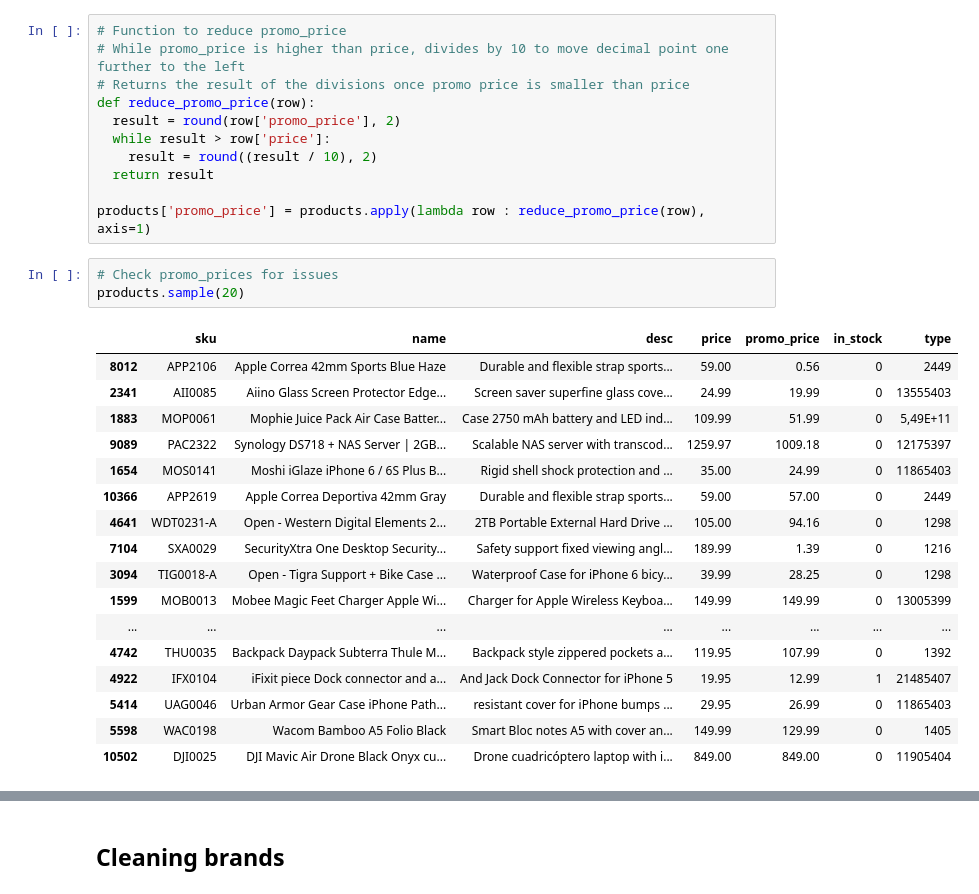
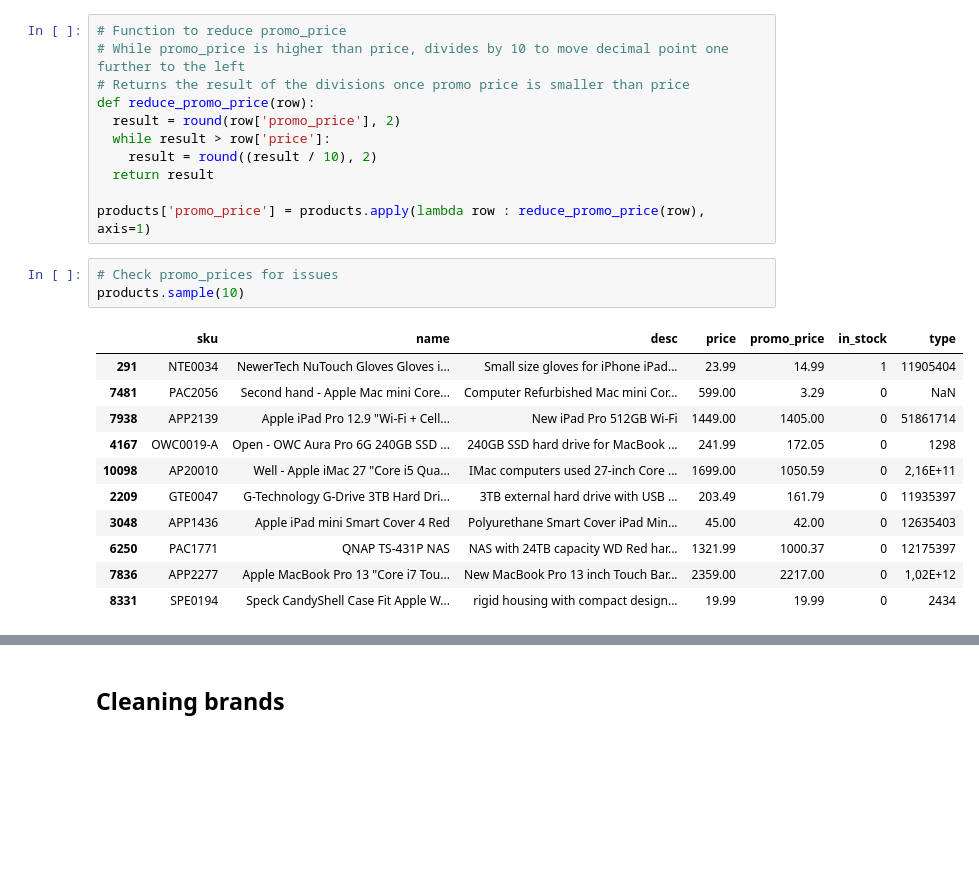
Before and after one commit to tobiasaurer/python-eniac-dataprocessing, a Jupyter notebook: project_eniac_discounts.ipynb, the cells around one changed output, grey strips where cells are left out. Cells and saved outputs as stored; diff of their text form; blank space fills up the shorter version.

```diff
--- a/project_eniac_discounts.ipynb
+++ b/project_eniac_discounts.ipynb
@@ -275,22 +274,16 @@ def reduce_promo_price(row):
 products['promo_price'] = products.apply(lambda row : reduce_promo_price(row), axis=1)
 # %%
 # Check promo_prices for issues
-products.sample(20)
+products.sample(10)
 # %% [output]
 |  | sku | name | desc | price | promo_price | in_stock | type |
-| 8012 | APP2106 | Apple Correa 42mm Sports Blue Haze | Durable and flexible strap sports... | 59.00 | 0.56 | 0 | 2449 |
-| 2341 | AII0085 | Aiino Glass Screen Protector Edge... | Screen saver superfine glass cove... | 24.99 | 19.99 | 0 | 13555403 |
-| 1883 | MOP0061 | Mophie Juice Pack Air Case Batter... | Case 2750 mAh battery and LED ind... | 109.99 | 51.99 | 0 | 5,49E+11 |
-| 9089 | PAC2322 | Synology DS718 + NAS Server | 2GB... | Scalable NAS server with transcod... | 1259.97 | 1009.18 | 0 | 12175397 |
-| 1654 | MOS0141 | Moshi iGlaze iPhone 6 / 6S Plus B... | Rigid shell shock protection and ... | 35.00 | 24.99 | 0 | 11865403 |
-| 10366 | APP2619 | Apple Correa Deportiva 42mm Gray | Durable and flexible strap sports... | 59.00 | 57.00 | 0 | 2449 |
-| 4641 | WDT0231-A | Open - Western Digital Elements 2... | 2TB Portable External Hard Drive ... | 105.00 | 94.16 | 0 | 1298 |
-| 7104 | SXA0029 | SecurityXtra One Desktop Security... | Safety support fixed viewing angl... | 189.99 | 1.39 | 0 | 1216 |
-| 3094 | TIG0018-A | Open - Tigra Support + Bike Case ... | Waterproof Case for iPhone 6 bicy... | 39.99 | 28.25 | 0 | 1298 |
-| 1599 | MOB0013 | Mobee Magic Feet Charger Apple Wi... | Charger for Apple Wireless Keyboa... | 149.99 | 149.99 | 0 | 13005399 |
-| ... | ... | ... | ... | ... | ... | ... | ... |
-| 4742 | THU0035 | Backpack Daypack Subterra Thule M... | Backpack style zippered pockets a... | 119.95 | 107.99 | 0 | 1392 |
-| 4922 | IFX0104 | iFixit piece Dock connector and a... | And Jack Dock Connector for iPhone 5 | 19.95 | 12.99 | 1 | 21485407 |
-| 5414 | UAG0046 | Urban Armor Gear Case iPhone Path... | resistant cover for iPhone bumps ... | 29.95 | 26.99 | 0 | 11865403 |
-| 5598 | WAC0198 | Wacom Bamboo A5 Folio Black | Smart Bloc notes A5 with cover an... | 149.99 | 129.99 | 0 | 1405 |
-| 10502 | DJI0025 | DJI Mavic Air Drone Black Onyx cu... | Drone cuadricóptero laptop with i... | 849.00 | 849.00 | 0 | 11905404 |
+| 291 | NTE0034 | NewerTech NuTouch Gloves Gloves i... | Small size gloves for iPhone iPad... | 23.99 | 14.99 | 1 | 11905404 |
+| 7481 | PAC2056 | Second hand - Apple Mac mini Core... | Computer Refurbished Mac mini Cor... | 599.00 | 3.29 | 0 | NaN |
+| 7938 | APP2139 | Apple iPad Pro 12.9 "Wi-Fi + Cell... | New iPad Pro 512GB Wi-Fi | 1449.00 | 1405.00 | 0 | 51861714 |
+| 4167 | OWC0019-A | Open - OWC Aura Pro 6G 240GB SSD ... | 240GB SSD hard drive for MacBook ... | 241.99 | 172.05 | 0 | 1298 |
+| 10098 | AP20010 | Well - Apple iMac 27 "Core i5 Qua... | IMac computers used 27-inch Core ... | 1699.00 | 1050.59 | 0 | 2,16E+11 |
+| 2209 | GTE0047 | G-Technology G-Drive 3TB Hard Dri... | 3TB external hard drive with USB ... | 203.49 | 161.79 | 0 | 11935397 |
+| 3048 | APP1436 | Apple iPad mini Smart Cover 4 Red | Polyurethane Smart Cover iPad Min... | 45.00 | 42.00 | 0 | 12635403 |
+| 6250 | PAC1771 | QNAP TS-431P NAS | NAS with 24TB capacity WD Red har... | 1321.99 | 1000.37 | 0 | 12175397 |
+| 7836 | APP2277 | Apple MacBook Pro 13 "Core i7 Tou... | New MacBook Pro 13 inch Touch Bar... | 2359.00 | 2217.00 | 0 | 1,02E+12 |
+| 8331 | SPE0194 | Speck CandyShell Case Fit Apple W... | rigid housing with compact design... | 19.99 | 19.99 | 0 | 2434 |
```
Also changed, not shown: parts of 12 cells of this notebook.
